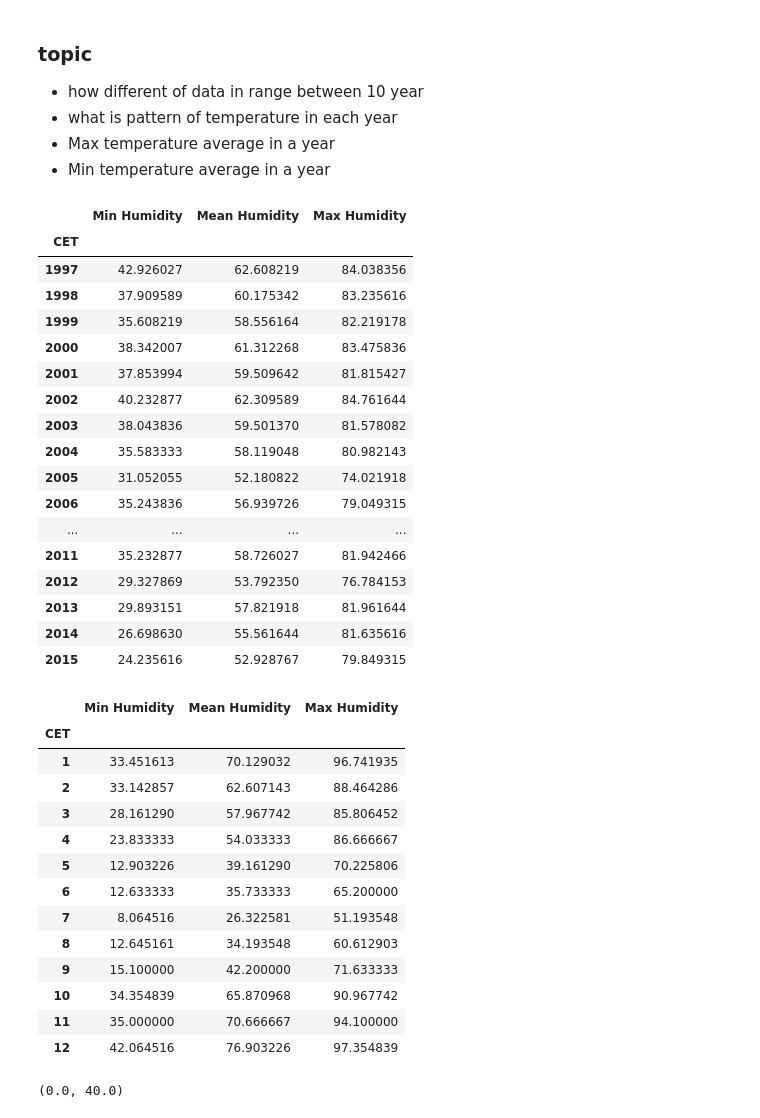
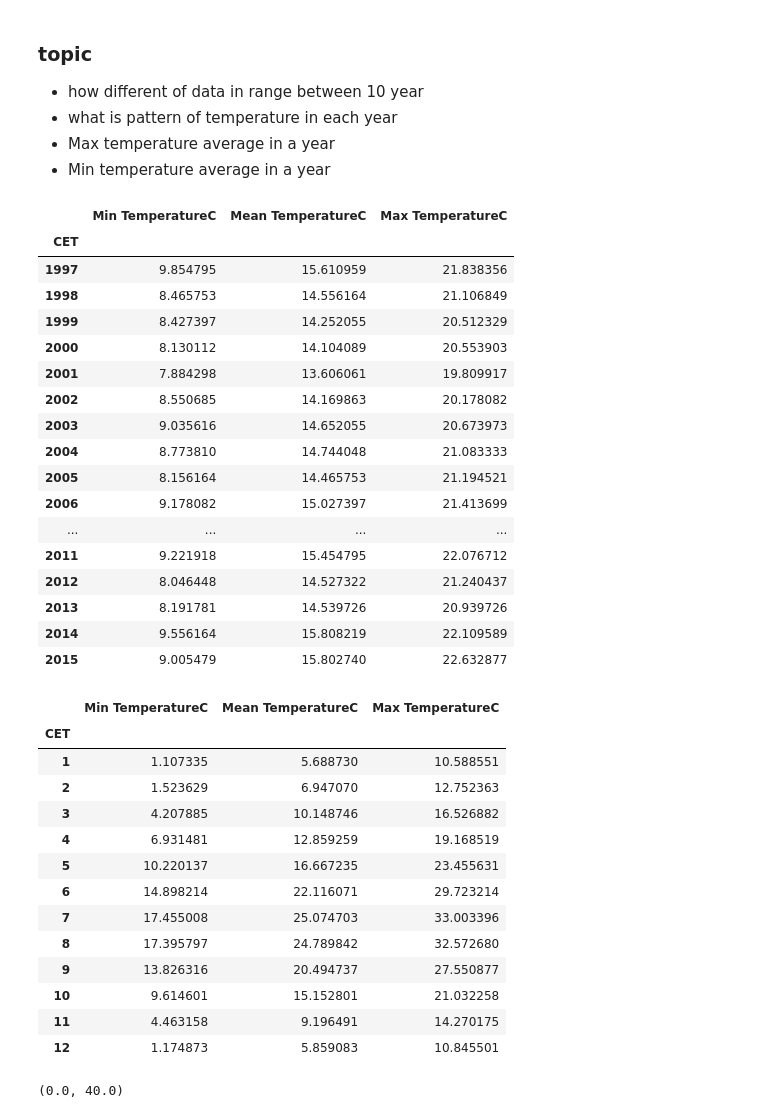
Before and after one commit to nnyPRO/Daily_Weather, a Jupyter notebook: code/project.ipynb, the cells around one changed output. Drawn from its saved outputs; the diff is of its cells as text; code cells hidden in the pictures.

```diff
--- a/code/project.ipynb
+++ b/code/project.ipynb
@@ -269,25 +272,23 @@ mean_humi_y = pd.DataFrame(focus_data_year['Mean Humidity'].mean())
 # %%
 # group max min mean
 temp_y = pd.concat([min_temp_y, mean_temp_y, max_temp_y], axis=1)
 temp_y
-humi_y = pd.concat([min_humi_y, mean_humi_y, max_humi_y], axis=1)
-humi_y
 # %% [output]
-|  | Min Humidity | Mean Humidity | Max Humidity |
+|  | Min TemperatureC | Mean TemperatureC | Max TemperatureC |
 | CET |  |  |  |
-| 1997 | 42.926027 | 62.608219 | 84.038356 |
-| 1998 | 37.909589 | 60.175342 | 83.235616 |
-| 1999 | 35.608219 | 58.556164 | 82.219178 |
-| 2000 | 38.342007 | 61.312268 | 83.475836 |
-| 2001 | 37.853994 | 59.509642 | 81.815427 |
-| 2002 | 40.232877 | 62.309589 | 84.761644 |
-| 2003 | 38.043836 | 59.501370 | 81.578082 |
-| 2004 | 35.583333 | 58.119048 | 80.982143 |
-| 2005 | 31.052055 | 52.180822 | 74.021918 |
-| 2006 | 35.243836 | 56.939726 | 79.049315 |
+| 1997 | 9.854795 | 15.610959 | 21.838356 |
+| 1998 | 8.465753 | 14.556164 | 21.106849 |
+| 1999 | 8.427397 | 14.252055 | 20.512329 |
+| 2000 | 8.130112 | 14.104089 | 20.553903 |
+| 2001 | 7.884298 | 13.606061 | 19.809917 |
+| 2002 | 8.550685 | 14.169863 | 20.178082 |
+| 2003 | 9.035616 | 14.652055 | 20.673973 |
+| 2004 | 8.773810 | 14.744048 | 21.083333 |
+| 2005 | 8.156164 | 14.465753 | 21.194521 |
+| 2006 | 9.178082 | 15.027397 | 21.413699 |
 | ... | ... | ... | ... |
-| 2011 | 35.232877 | 58.726027 | 81.942466 |
-| 2012 | 29.327869 | 53.792350 | 76.784153 |
-| 2013 | 29.893151 | 57.821918 | 81.961644 |
-| 2014 | 26.698630 | 55.561644 | 81.635616 |
-| 2015 | 24.235616 | 52.928767 | 79.849315 |
+| 2011 | 9.221918 | 15.454795 | 22.076712 |
+| 2012 | 8.046448 | 14.527322 | 21.240437 |
+| 2013 | 8.191781 | 14.539726 | 20.939726 |
+| 2014 | 9.556164 | 15.808219 | 22.109589 |
+| 2015 | 9.005479 | 15.802740 | 22.632877 |
@@ -310,23 +304,21 @@ mean_humi_m = pd.DataFrame(focus_data_month['Mean Humidity'].mean())
 # group three data
 temp_m = pd.concat([min_temp_m, mean_temp_m, max_temp_m], axis=1)
 temp_m
-humi_m = pd.concat([min_humi_m, mean_humi_m, max_humi_m], axis=1)
-humi_m
 # %% [output]
-|  | Min Humidity | Mean Humidity | Max Humidity |
+|  | Min TemperatureC | Mean TemperatureC | Max TemperatureC |
 | CET |  |  |  |
-| 1 | 33.451613 | 70.129032 | 96.741935 |
-| 2 | 33.142857 | 62.607143 | 88.464286 |
-| 3 | 28.161290 | 57.967742 | 85.806452 |
-| 4 | 23.833333 | 54.033333 | 86.666667 |
-| 5 | 12.903226 | 39.161290 | 70.225806 |
-| 6 | 12.633333 | 35.733333 | 65.200000 |
-| 7 | 8.064516 | 26.322581 | 51.193548 |
-| 8 | 12.645161 | 34.193548 | 60.612903 |
-| 9 | 15.100000 | 42.200000 | 71.633333 |
-| 10 | 34.354839 | 65.870968 | 90.967742 |
-| 11 | 35.000000 | 70.666667 | 94.100000 |
-| 12 | 42.064516 | 76.903226 | 97.354839 |
+| 1 | 1.107335 | 5.688730 | 10.588551 |
+| 2 | 1.523629 | 6.947070 | 12.752363 |
+| 3 | 4.207885 | 10.148746 | 16.526882 |
+| 4 | 6.931481 | 12.859259 | 19.168519 |
+| 5 | 10.220137 | 16.667235 | 23.455631 |
+| 6 | 14.898214 | 22.116071 | 29.723214 |
+| 7 | 17.455008 | 25.074703 | 33.003396 |
+| 8 | 17.395797 | 24.789842 | 32.572680 |
+| 9 | 13.826316 | 20.494737 | 27.550877 |
+| 10 | 9.614601 | 15.152801 | 21.032258 |
+| 11 | 4.463158 | 9.196491 | 14.270175 |
+| 12 | 1.174873 | 5.859083 | 10.845501 |
 # %%
 # temperature per year
 temp_y.plot(kind="bar", figsize = (10, 4), color={'Max TemperatureC': '#FF5733', 'Mean TemperatureC': '#229954', 'Min TemperatureC': '#55799D'})
```
Also changed, not shown: parts of 14 cells of this notebook.
